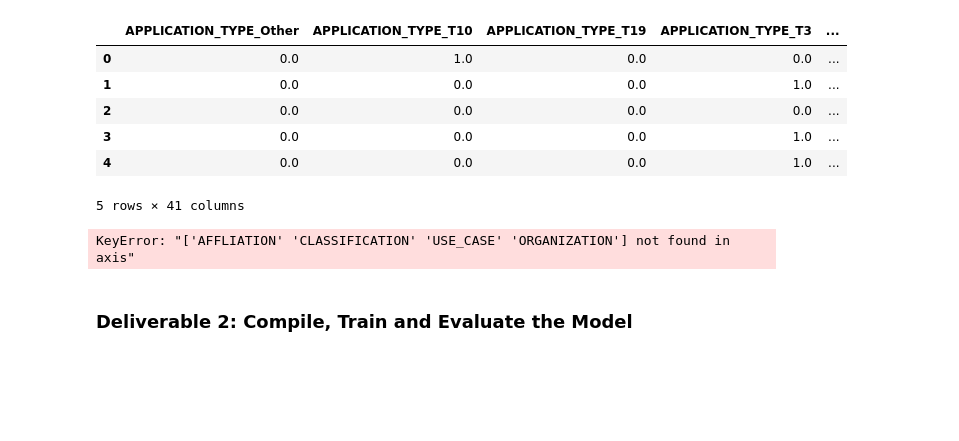
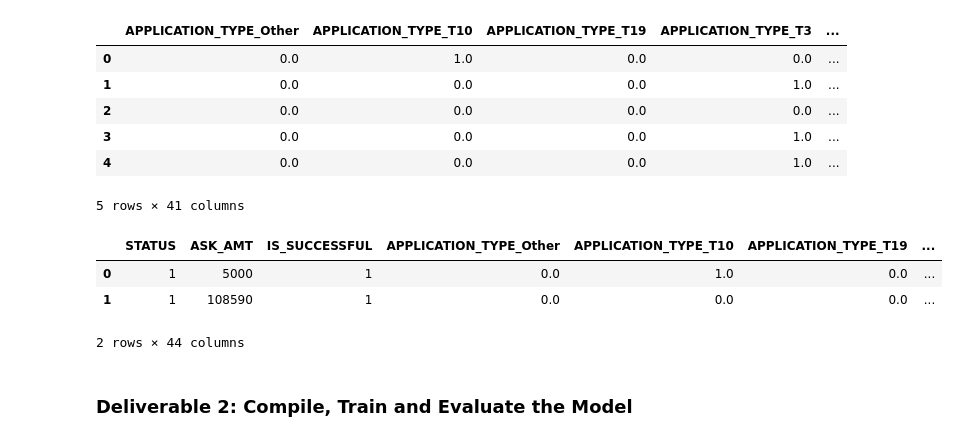
Before and after one commit to NortonAAA/Neural_Network_Charity_Analysis, a Jupyter notebook: AlphabetSoupCharity.ipynb, the cells around one changed output. Saved outputs shown, nothing was run; the diff lists cells and outputs as text; code cells hidden in the pictures; blank space fills up the shorter version.

```diff
--- a/AlphabetSoupCharity.ipynb
+++ b/AlphabetSoupCharity.ipynb
@@ -167,9 +167,12 @@ encode_df.head()
 # %%
 # Merge one-hot encoded features and drop the originals
 application_df = application_df.merge(encode_df,left_index=True,right_index=True)
-application_df = application_df.drop(["AFFLIATION","CLASSIFICATION","USE_CASE","ORGANIZATION"],axis=1)
+application_df = application_df.drop(application_cat,axis=1)
 application_df.head(2)
 # %% [output]
+|  | STATUS | ASK_AMT | IS_SUCCESSFUL | APPLICATION_TYPE_Other | APPLICATION_TYPE_T10 | APPLICATION_TYPE_T19 | ... |
+| 0 | 1 | 5000 | 1 | 0.0 | 1.0 | 0.0 | ... |
+| 1 | 1 | 108590 | 1 | 0.0 | 0.0 | 0.0 | ... |
-KeyError: "['AFFLIATION' 'CLASSIFICATION' 'USE_CASE' 'ORGANIZATION'] not found in axis"
+2 rows × 44 columns
 # %%
 # Split our preprocessed data into our features and target arrays
```
Also changed, not shown: parts of 1 cell of this notebook.
